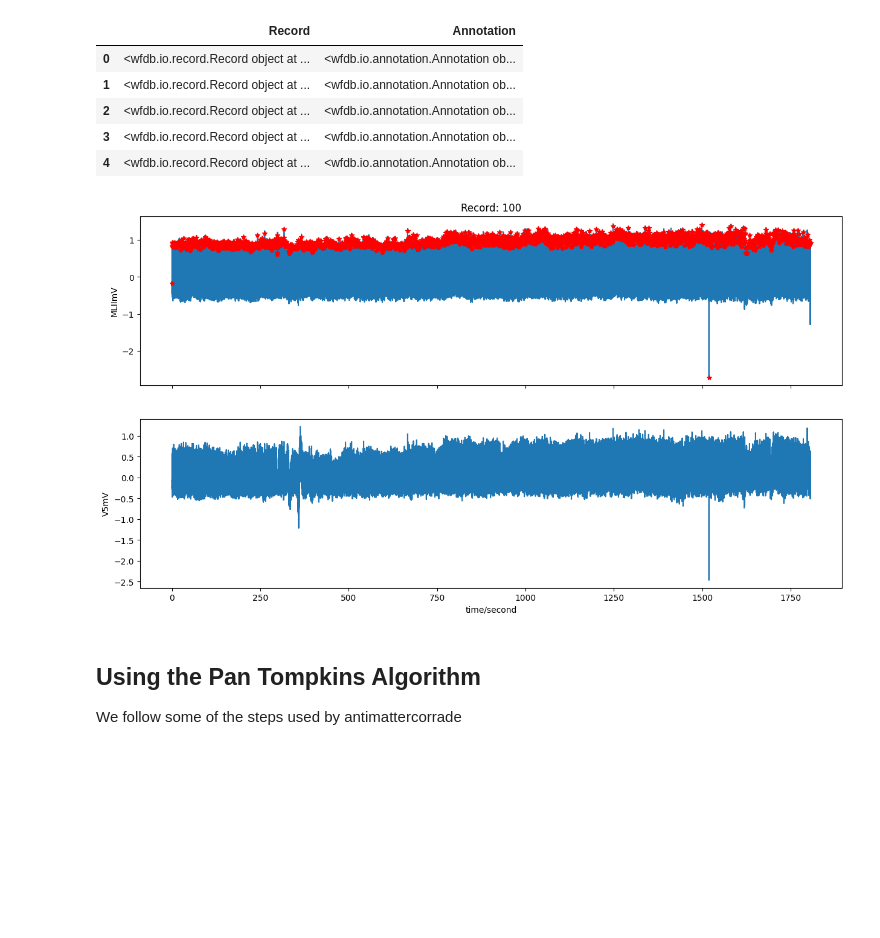
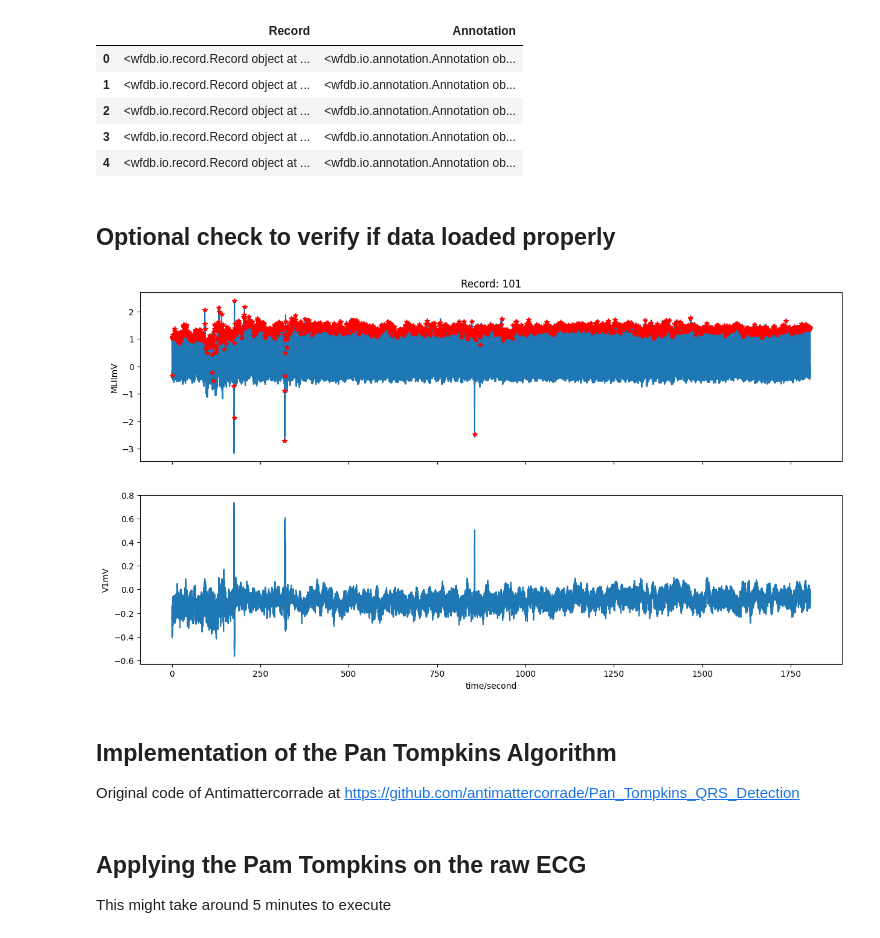
Before and after one commit to Jazhyc/ECG-Classification, a Jupyter notebook: ECG_classification.ipynb, the cells around one changed output. Saved outputs shown, nothing was run; the diff lists cells and outputs as text; code cells hidden in the pictures; blank space fills up the shorter version.

```diff
--- a/ECG_classification.ipynb
+++ b/ECG_classification.ipynb
@@ -66,14 +67,18 @@ dataset.head()
 | 2 | <wfdb.io.record.Record object at ... | <wfdb.io.annotation.Annotation ob... |
 | 3 | <wfdb.io.record.Record object at ... | <wfdb.io.annotation.Annotation ob... |
 | 4 | <wfdb.io.record.Record object at ... | <wfdb.io.annotation.Annotation ob... |
+# %% [markdown]
+## Optional check to verify if data loaded properly
 # %%
+# Sample to plot
+sample = 1
 # Check if the loading worked properly by plotting a signal
-wfdb.plot_wfdb(record=dataset.iloc[0]["Record"], annotation=dataset.iloc[0]["Annotation"], time_units='seconds',figsize=(15,8))
+wfdb.plot_wfdb(record=dataset.iloc[sample]["Record"], annotation=dataset.iloc[sample]["Annotation"], time_units='seconds',figsize=(15,8))
 # %% [output]
-[figure, old version]
+[figure, new version]
-# %% [markdown]
-## Using the Pan Tompkins Algorithm
-We follow some of the steps used by antimattercorrade
+# %% [markdown]
+## Implementation of the Pan Tompkins Algorithm
+Original code of Antimattercorrade at https://github.com/antimattercorrade/Pan_Tompkins_QRS_Detection
 # %%
 class Pan_Tompkins_QRS():
 
@@ -275,6 +280,9 @@ class Pan_Tompkins_QRS():
     mwin = self.moving_window_integration(sqr.copy())
 
     return mwin
+# %% [markdown]
+## Applying the Pam Tompkins on the raw ECG
+This might take around 5 minutes to execute
 # %%
 QRS_detector = Pan_Tompkins_QRS()
 
```
Also changed, not shown: parts of 6 cells of this notebook.
